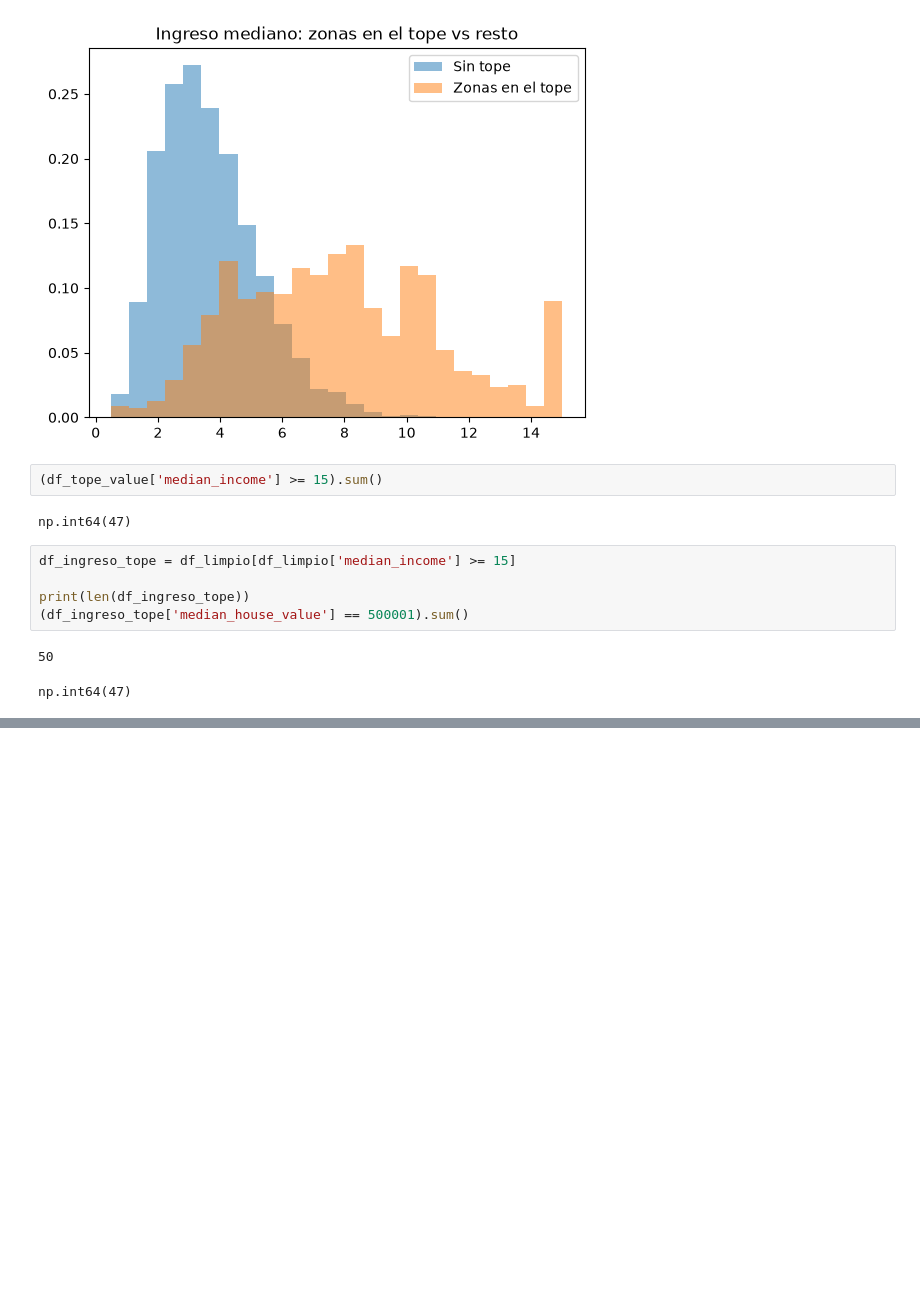
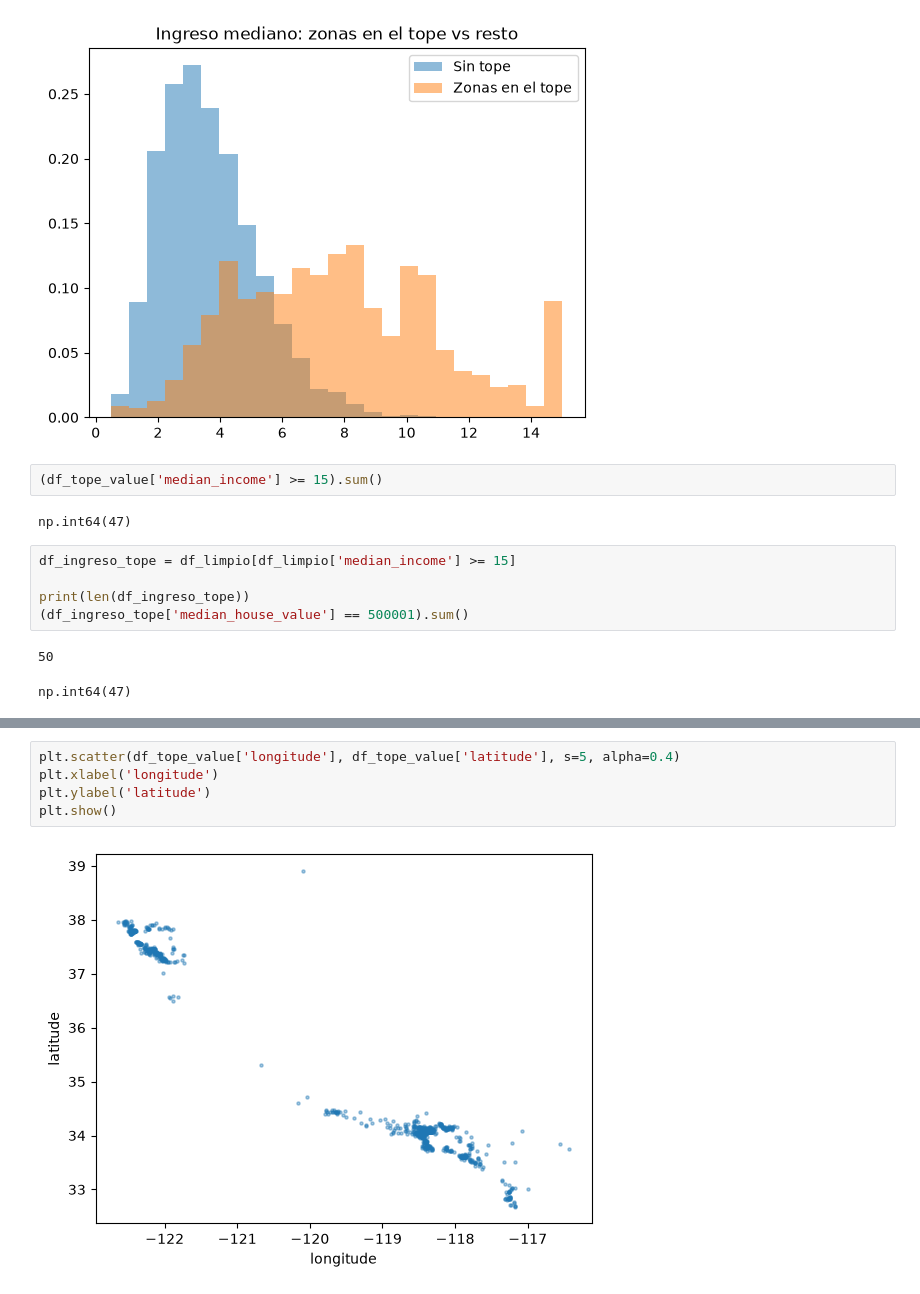
Before and after one commit to CarlosScura/reto-para-magos-de-datos, a Jupyter notebook: 01_california.ipynb, the cells around one changed output, grey strips where cells are left out. Saved outputs shown, nothing was run; the diff lists cells and outputs as text; blank space fills up the shorter version.

```diff
--- a/01_california.ipynb
+++ b/01_california.ipynb
@@ -321,0 +355,7 @@ np.int64(47)
+# %%
+plt.scatter(df_tope_value['longitude'], df_tope_value['latitude'], s=5, alpha=0.4)
+plt.xlabel('longitude')
+plt.ylabel('latitude')
+plt.show()
+# %% [output]
+[figure, added]
```
Also changed, not shown: parts of 12 cells of this notebook, 1 other file.
